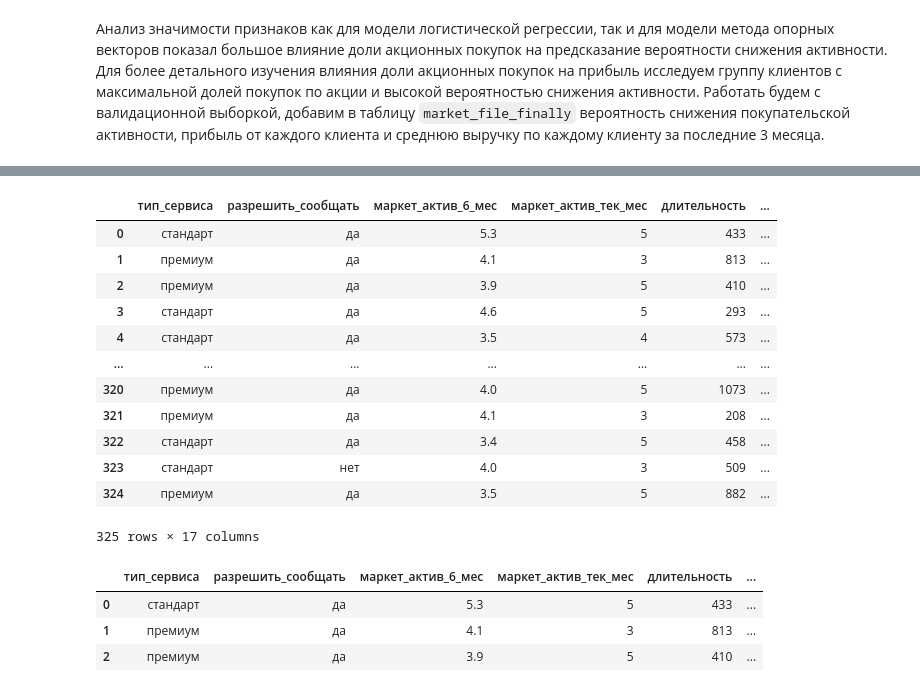
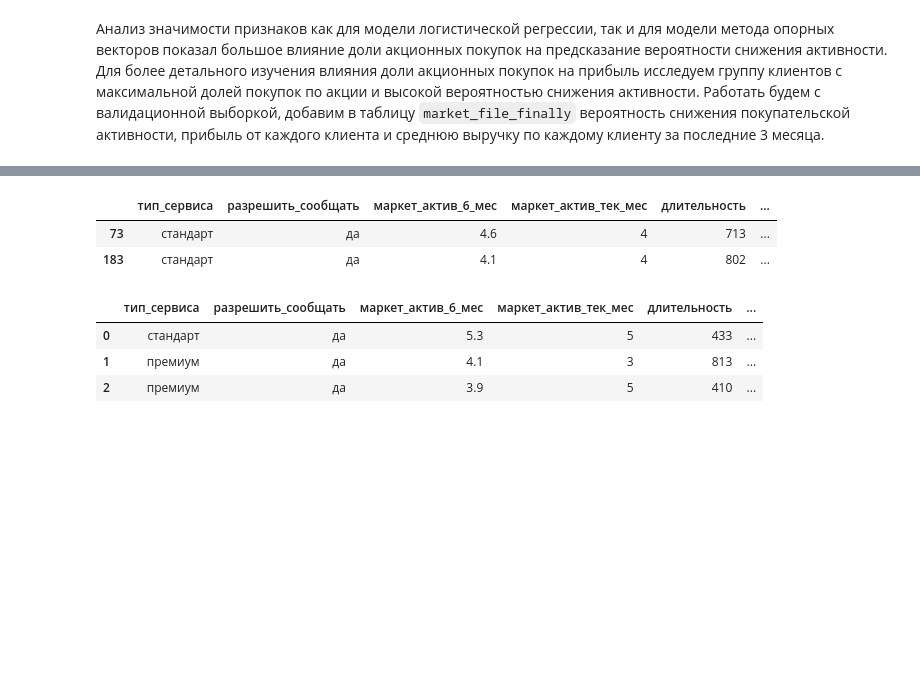
Before and after one commit to tigranmexx/study_1, a Jupyter notebook: Обучение_с_учителем.ipynb, the cells around one changed output, grey strips where cells are left out. Drawn from its saved outputs; the diff is of its cells as text; code cells hidden in the pictures; blank space fills up the shorter version.

```diff
--- a/Обучение_с_учителем.ipynb
+++ b/Обучение_с_учителем.ipynb
@@ -1706,21 +1640,11 @@ money
 # подготовим таблицу с данными о прибыльности для объединения с общей таблицей
 market = pd.DataFrame(X_test).join(money).reset_index(drop=True)
 # %%
-market
+market.sample(2)
 # %% [output]
 |  | тип_сервиса | разрешить_сообщать | маркет_актив_6_мес | маркет_актив_тек_мес | длительность | ... |
-| 0 | стандарт | да | 5.3 | 5 | 433 | ... |
-| 1 | премиум | да | 4.1 | 3 | 813 | ... |
-| 2 | премиум | да | 3.9 | 5 | 410 | ... |
-| 3 | стандарт | да | 4.6 | 5 | 293 | ... |
-| 4 | стандарт | да | 3.5 | 4 | 573 | ... |
-| ... | ... | ... | ... | ... | ... | ... |
-| 320 | премиум | да | 4.0 | 5 | 1073 | ... |
-| 321 | премиум | да | 4.1 | 3 | 208 | ... |
-| 322 | стандарт | да | 3.4 | 5 | 458 | ... |
-| 323 | стандарт | нет | 4.0 | 3 | 509 | ... |
-| 324 | премиум | да | 3.5 | 5 | 882 | ... |
+| 73 | стандарт | да | 4.6 | 4 | 713 | ... |
+| 183 | стандарт | да | 4.1 | 4 | 802 | ... |
-325 rows × 17 columns
 # %%
 predict_proba = pd.DataFrame(model.predict_proba(X_test_p)[:, 1])
 predict_proba.columns = ['вероятность_сниж_актив']
```
Also changed, not shown: parts of 7 cells of this notebook.
